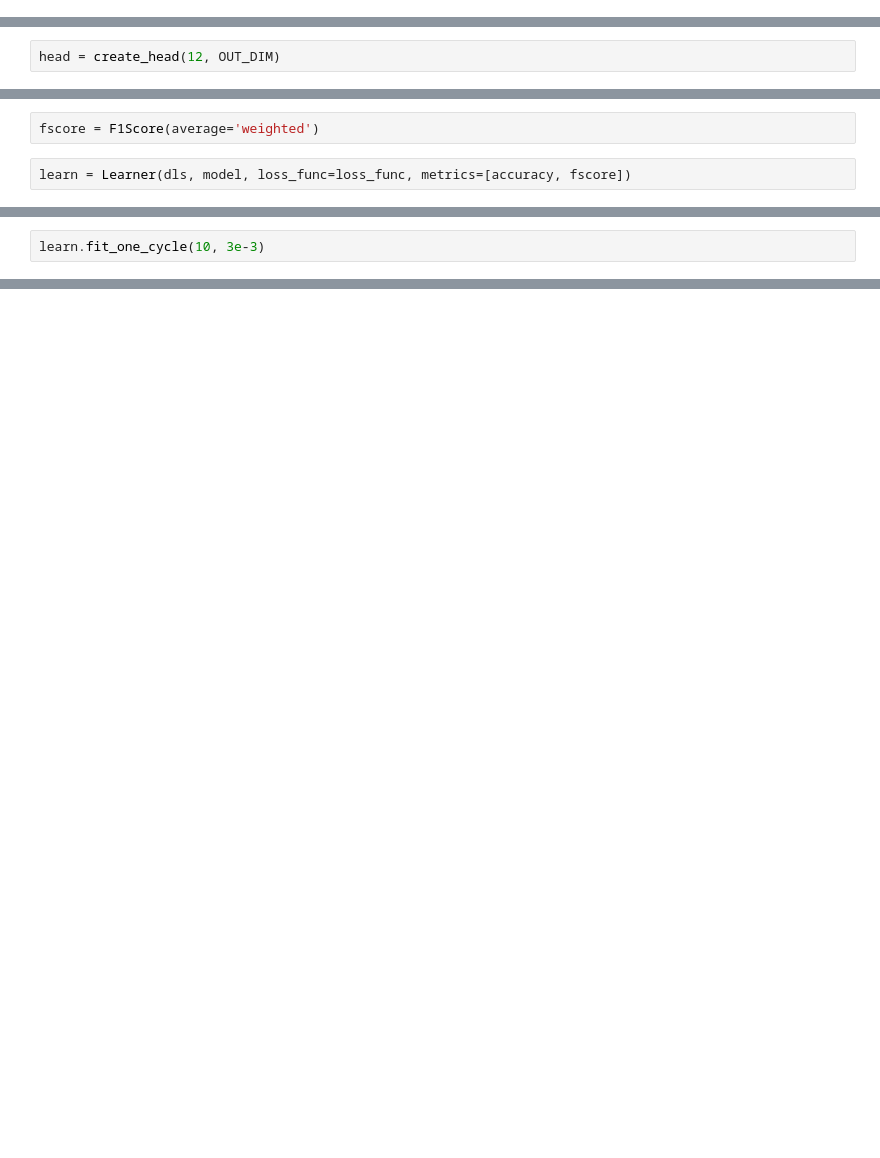
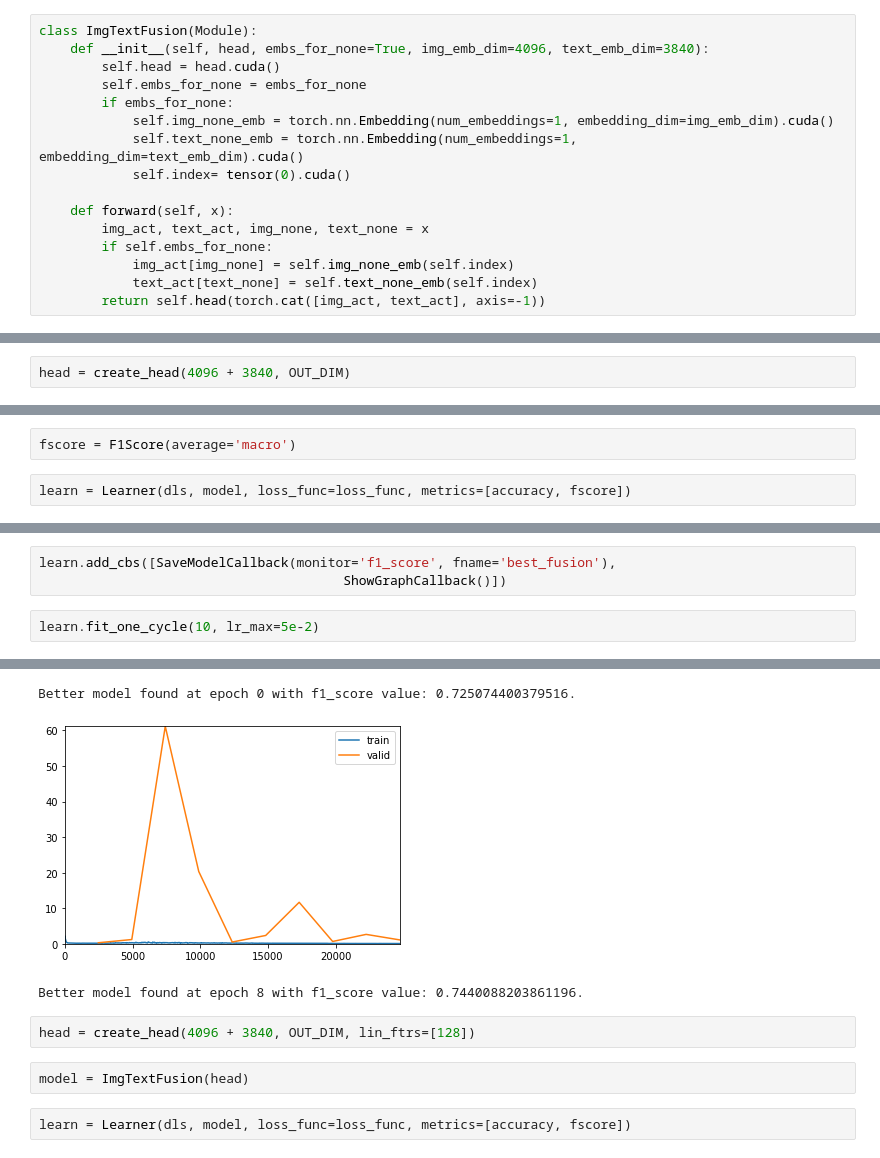
Before and after one commit to peluz/victor-visual-text, a Jupyter notebook: img_text_fusion.ipynb, the cells around one changed output, grey strips where cells are left out. Cells and saved outputs as stored; diff of their text form; blank space fills up the shorter version.

Commit message:
implement text activtion getter and fusion dataloading and training

```diff
--- a/img_text_fusion.ipynb
+++ b/img_text_fusion.ipynb
@@ -73,3 +136,19 @@ class ImgTextFusion(Module):
+# %%
+class ImgTextFusion(Module):
+    def __init__(self, head, embs_for_none=True, img_emb_dim=4096, text_emb_dim=3840):
+        self.head = head.cuda()
+        self.embs_for_none = embs_for_none
+        if embs_for_none:
+            self.img_none_emb = torch.nn.Embedding(num_embeddings=1, embedding_dim=img_emb_dim).cuda()
+            self.text_none_emb = torch.nn.Embedding(num_embeddings=1, embedding_dim=text_emb_dim).cuda()
+            self.index= tensor(0).cuda()
+
+    def forward(self, x):
+        img_act, text_act, img_none, text_none = x
+        if self.embs_for_none:
+            img_act[img_none] = self.img_none_emb(self.index)
+            text_act[text_none] = self.text_none_emb(self.index)
+        return self.head(torch.cat([img_act, text_act], axis=-1))
 # %%
 def create_head(nf, n_out, lin_ftrs=None, ps=0.5, bn_final=False, lin_first=False):
     "Model head that takes `nf` features, runs through `lin_ftrs`, and out `n_out` classes."
@@ -85,6 +164,6 @@ def create_head(nf, n_out, lin_ftrs=None, ps=0.5, bn_final=False, lin_first=Fals
     if bn_final: layers.append(nn.BatchNorm1d(lin_ftrs[-1], momentum=0.01))
     return nn.Sequential(*layers)
 # %%
-head = create_head(12, OUT_DIM)
+head = create_head(4096 + 3840, OUT_DIM)
 # %%
 model = ImgTextFusion(head)
@@ -94,6 +171,6 @@ model
 def loss_func(out, targ):
     return CrossEntropyLossFlat()(out, targ.long())
 # %%
-fscore = F1Score(average='weighted')
+fscore = F1Score(average='macro')
 # %%
 learn = Learner(dls, model, loss_func=loss_func, metrics=[accuracy, fscore])
@@ -106,2 +210,6 @@ learn.lr_find()
+# %%
+learn.add_cbs([SaveModelCallback(monitor='f1_score', fname='best_fusion'),
+                                       ShowGraphCallback()])
 # %%
-learn.fit_one_cycle(10, 3e-3)
+learn.fit_one_cycle(10, lr_max=5e-2)
+# %% [output]
@@ -107,0 +227,9 @@ learn.fit_one_cycle(10, 3e-3)
+Better model found at epoch 0 with f1_score value: 0.725074400379516.
+[figure, added]
+Better model found at epoch 8 with f1_score value: 0.7440088203861196.
+# %%
+head = create_head(4096 + 3840, OUT_DIM, lin_ftrs=[128])
+# %%
+model = ImgTextFusion(head)
+# %%
+learn = Learner(dls, model, loss_func=loss_func, metrics=[accuracy, fscore])
```
Also changed, not shown: parts of 45 cells of this notebook, 1 other file.
